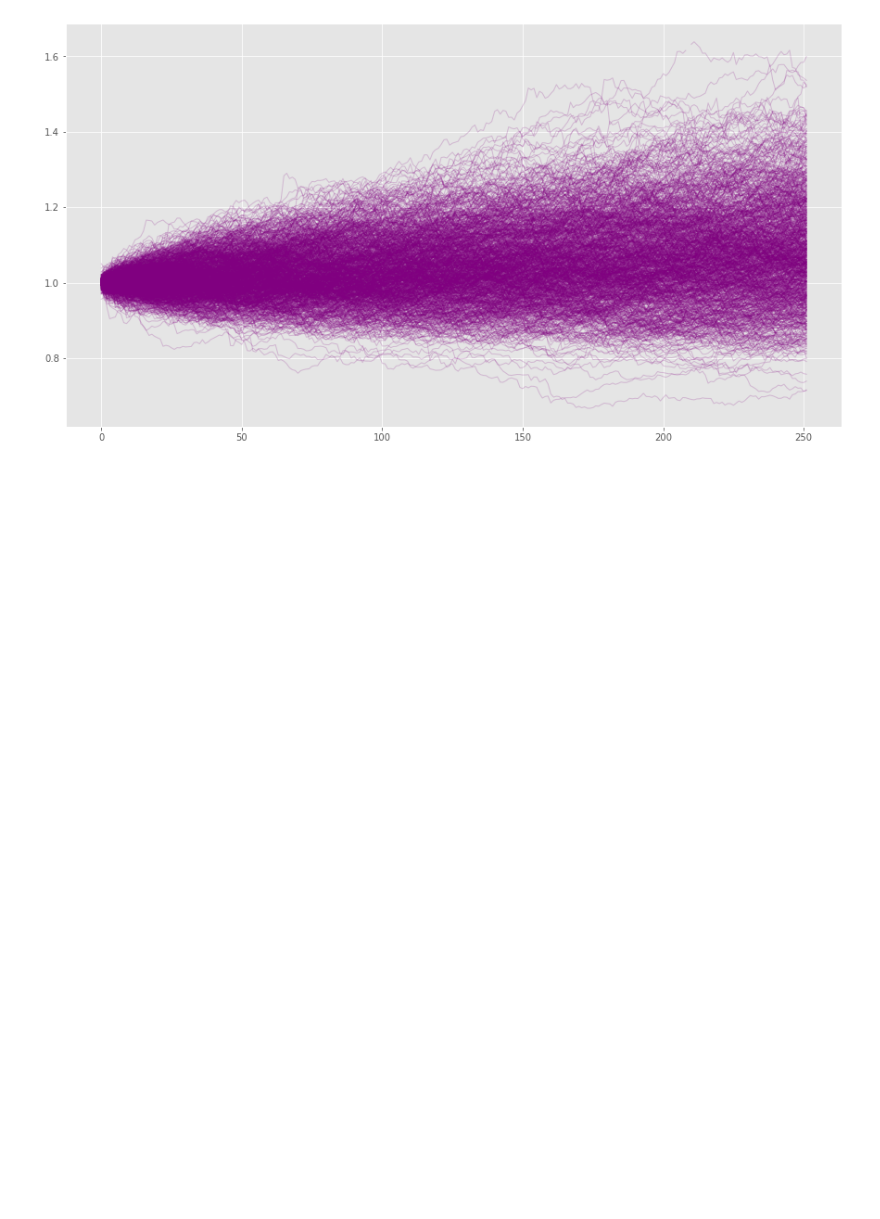
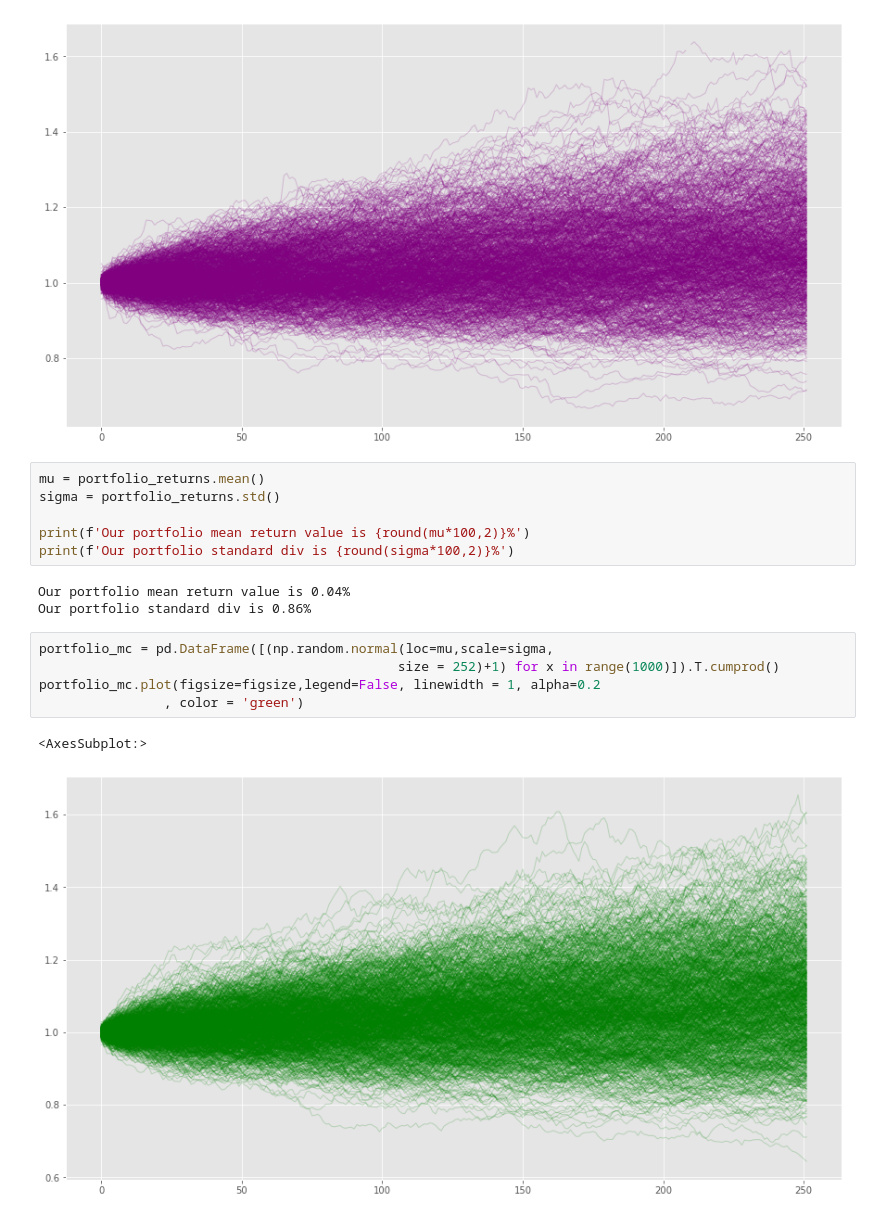
Before and after one commit to EdwardPlata/66daysofdata_2021, a Jupyter notebook: Simple_Stock_App/Monte Carlo vs Boostrap.ipynb, the cells around one changed output. Cells and saved outputs as stored; diff of their text form; blank space fills up the shorter version.

```diff
--- a/Simple_Stock_App/Monte Carlo vs Boostrap.ipynb
+++ b/Simple_Stock_App/Monte Carlo vs Boostrap.ipynb
@@ -63,3 +63,20 @@ portfolio_constituents_bootstrapping.plot(figsize=figsize,legend=False,
 # %% [output]
 <AxesSubplot:>
 [figure]
+# %%
+mu = portfolio_returns.mean()
+sigma = portfolio_returns.std()
+
+print(f'Our portfolio mean return value is {round(mu*100,2)}%')
+print(f'Our portfolio standard div is {round(sigma*100,2)}%')
+# %% [output]
+Our portfolio mean return value is 0.04%
+Our portfolio standard div is 0.86%
+# %%
+portfolio_mc = pd.DataFrame([(np.random.normal(loc=mu,scale=sigma,
+                                              size = 252)+1) for x in range(1000)]).T.cumprod()
+portfolio_mc.plot(figsize=figsize,legend=False, linewidth = 1, alpha=0.2
+                , color = 'green')
+# %% [output]
+<AxesSubplot:>
+[figure, added]
```
Also changed, not shown: parts of 6 cells of this notebook.
